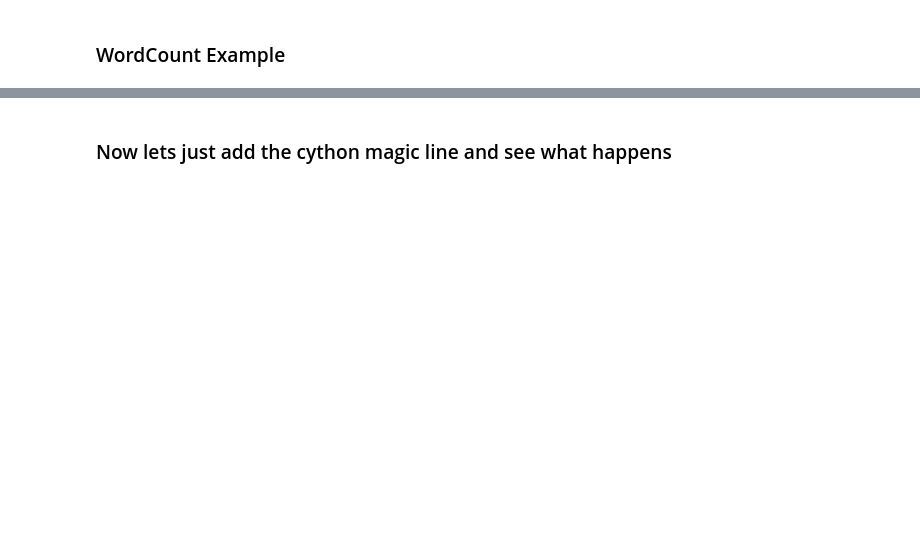
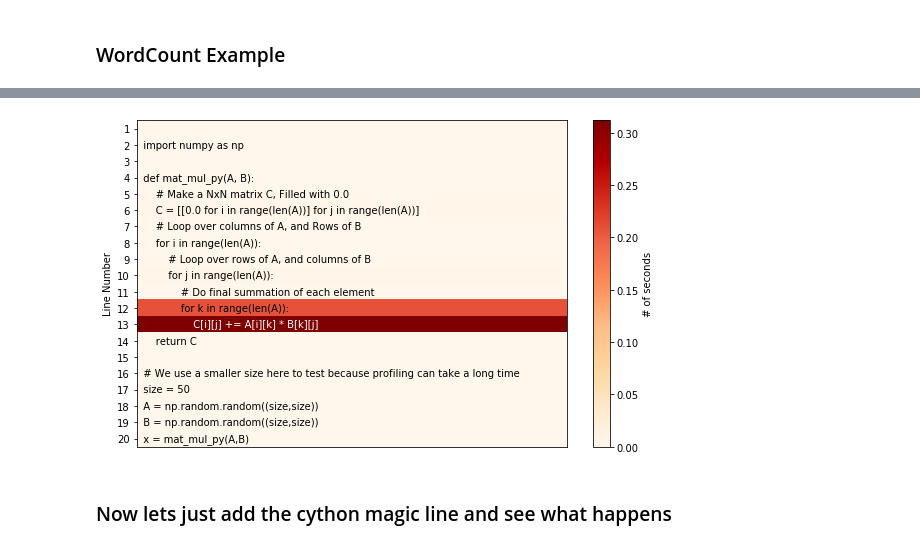
Before and after one commit to uofscphysics/STEM_Python_Course, a Jupyter notebook: Day_3/day_3_lesson.ipynb, the cells around one changed output, grey strips where cells are left out. Cells and saved outputs as stored; diff of their text form; code cells hidden in the pictures; blank space fills up the shorter version.

```diff
--- a/Day_3/day_3_lesson.ipynb
+++ b/Day_3/day_3_lesson.ipynb
@@ -199,3 +423,27 @@ B = np.random.random((size,size))
+# %%
+%%heat
+
+import numpy as np
+
+def mat_mul_py(A, B):
+    # Make a NxN matrix C, Filled with 0.0
+    C = [[0.0 for i in range(len(A))] for j in range(len(A))]
+    # Loop over columns of A, and Rows of B
+    for i in range(len(A)):
+        # Loop over rows of A, and columns of B
+        for j in range(len(A)):
+            # Do final summation of each element
+            for k in range(len(A)):
+                C[i][j] += A[i][k] * B[k][j]
+    return C
+
+# We use a smaller size here to test because profiling can take a long time
+size = 50
+A = np.random.random((size,size))
+B = np.random.random((size,size))
+x = mat_mul_py(A,B)
+# %% [output]
+[figure, added]
 # %% [markdown]
 ### Now lets just add the cython magic line and see what happens
 # %%
```
Also changed, not shown: parts of 44 cells of this notebook, 2 other files.
